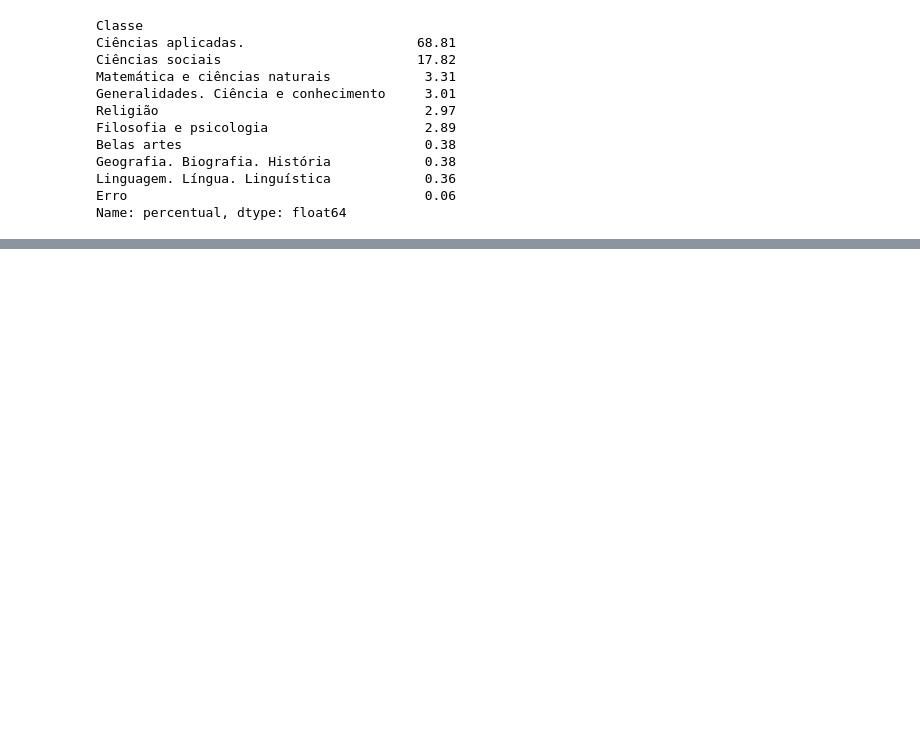
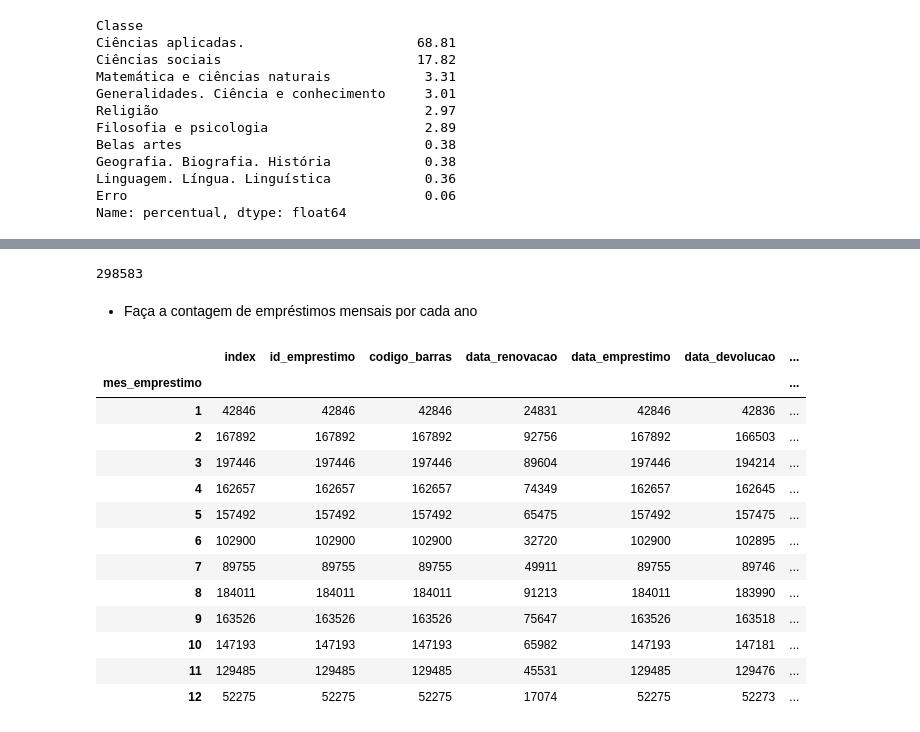
Before and after one commit to avellar1975/7DaysOfCode, a Jupyter notebook: 7DaysOfCode.ipynb, the cells around one changed output, grey strips where cells are left out. Drawn from its saved outputs; the diff is of its cells as text; code cells hidden in the pictures; blank space fills up the shorter version.

```diff
--- a/7DaysOfCode.ipynb
+++ b/7DaysOfCode.ipynb
@@ -668,0 +755,3 @@ Após geradas as tabelas, traga algumas das suas percepções para as análises
+# %%
+grad_circulante = graduacao.query("colecao == 'Acervo Circulante'")
+grad_circulante.head()
@@ -668,0 +765,7 @@ Após geradas as tabelas, traga algumas das suas percepções para as análises
+# %%
+pos_circulante = pos.query("colecao == 'Acervo Circulante'")
+len(pos_circulante)
+# %% [output]
+298583
+# %% [markdown]
+* Faça a contagem de empréstimos mensais por cada ano
@@ -668,0 +779,18 @@ Após geradas as tabelas, traga algumas das suas percepções para as análises
+# %%
+grad_mes = grad_circulante.groupby(by=["mes_emprestimo"], dropna=False).count()
+grad_mes
+# %% [output]
+|  | index | id_emprestimo | codigo_barras | data_renovacao | data_emprestimo | data_devolucao | ... |
+| mes_emprestimo |  |  |  |  |  |  | ... |
+| 1 | 42846 | 42846 | 42846 | 24831 | 42846 | 42836 | ... |
+| 2 | 167892 | 167892 | 167892 | 92756 | 167892 | 166503 | ... |
+| 3 | 197446 | 197446 | 197446 | 89604 | 197446 | 194214 | ... |
+| 4 | 162657 | 162657 | 162657 | 74349 | 162657 | 162645 | ... |
+| 5 | 157492 | 157492 | 157492 | 65475 | 157492 | 157475 | ... |
+| 6 | 102900 | 102900 | 102900 | 32720 | 102900 | 102895 | ... |
+| 7 | 89755 | 89755 | 89755 | 49911 | 89755 | 89746 | ... |
+| 8 | 184011 | 184011 | 184011 | 91213 | 184011 | 183990 | ... |
+| 9 | 163526 | 163526 | 163526 | 75647 | 163526 | 163518 | ... |
+| 10 | 147193 | 147193 | 147193 | 65982 | 147193 | 147181 | ... |
+| 11 | 129485 | 129485 | 129485 | 45531 | 129485 | 129476 | ... |
+| 12 | 52275 | 52275 | 52275 | 17074 | 52275 | 52273 | ... |
```
Also changed, not shown: parts of 21 cells of this notebook.
